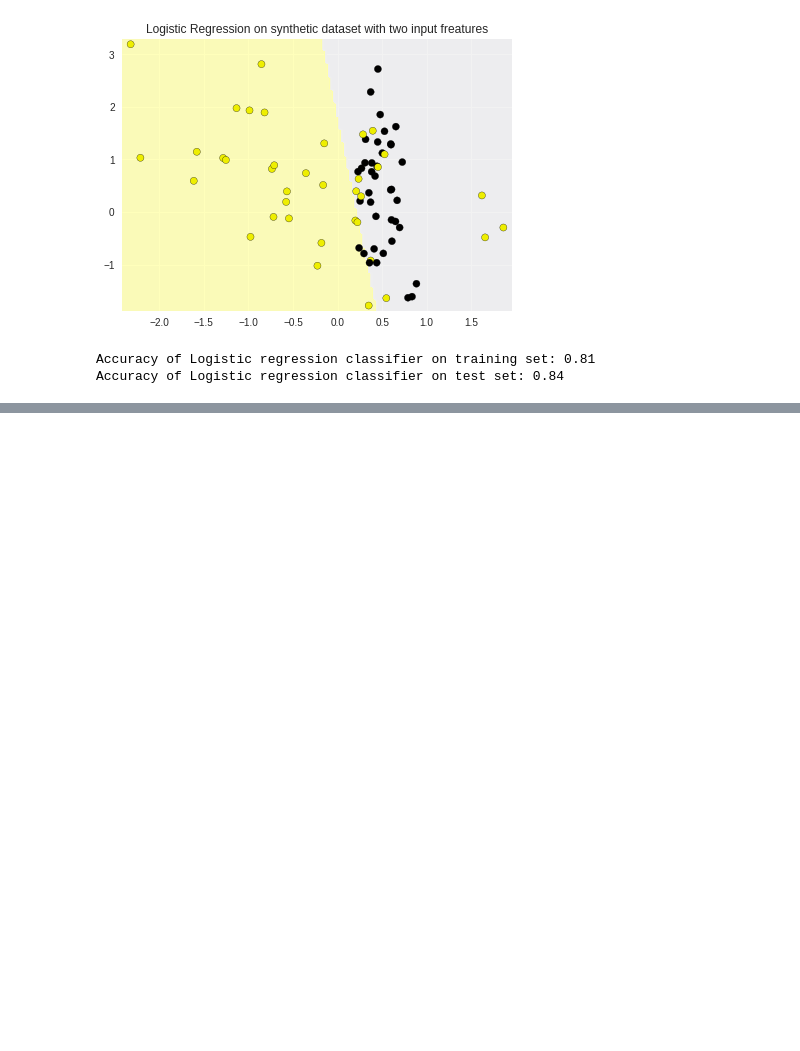
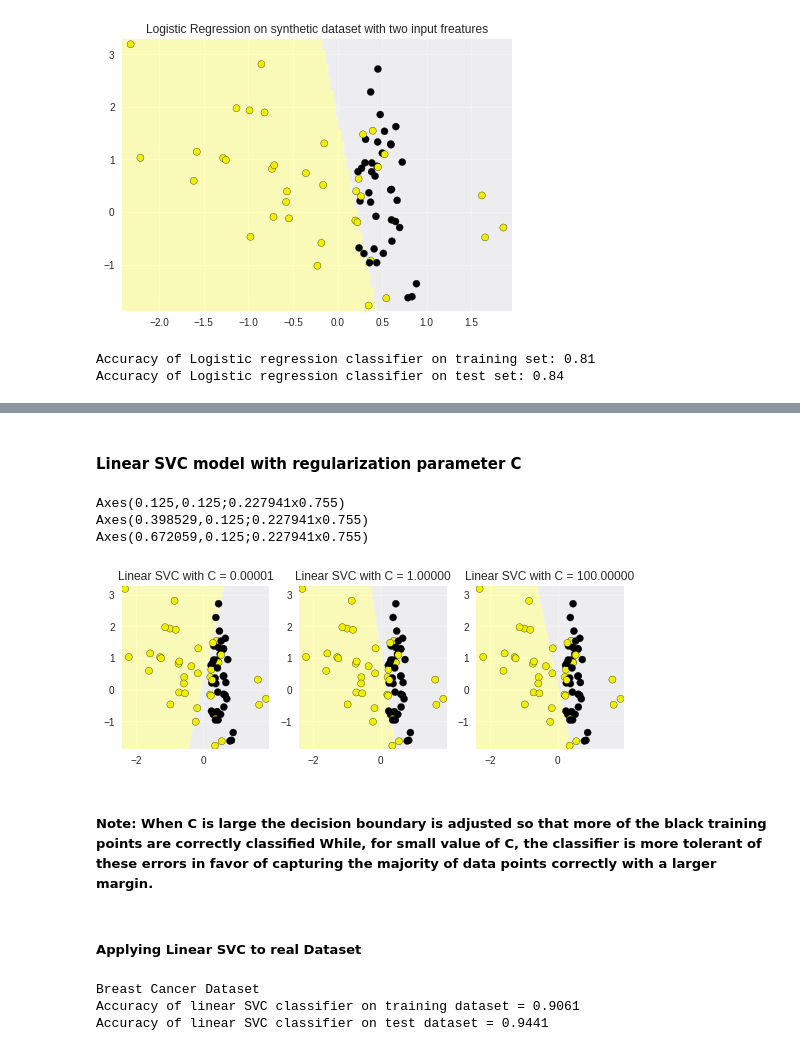
Before and after one commit to c-shekhar/AppliedML, a Jupyter notebook: Implementations/Classification.ipynb, the cells around one changed output, grey strips where cells are left out. Saved outputs shown, nothing was run; the diff lists cells and outputs as text; code cells hidden in the pictures; blank space fills up the shorter version.

```diff
--- a/Implementations/Classification.ipynb
+++ b/Implementations/Classification.ipynb
@@ -131,0 +146,33 @@ Accuracy of Logistic regression classifier on test set: 0.96
+# %% [markdown]
+#### Linear SVC model with regularization parameter C
+# %%
+from sklearn.svm import LinearSVC
+fig,subaxes = plt.subplots(1,3,figsize=(9,3))
+for this_axes,this_C in zip(subaxes,[0.00001,1,100]):
+    print this_axes
+    svm = LinearSVC(C=this_C)
+    svm.fit(X_train,y_train)
+    title = 'Linear SVC with C = {:.5f}'.format(this_C)
+    plot_class_regions_for_classifier_subplot(svm,X_train,y_train,None,None,title,this_axes)
+plt.show()
+# %% [output]
+Axes(0.125,0.125;0.227941x0.755)
+Axes(0.398529,0.125;0.227941x0.755)
+Axes(0.672059,0.125;0.227941x0.755)
+[figure, added]
+# %% [markdown]
+##### Note: When C is large the decision boundary is adjusted so that more of the black training points are correctly classified While, for small value of C, the classifier is more tolerant of these errors in favor of capturing the majority of data points correctly with a larger margin.
+# %% [markdown]
+##### Applying Linear SVC to real Dataset
+# %%
+from sklearn.svm import LinearSVC
+X_train,X_test,y_train,y_test = train_test_split(X_cancer,y_cancer,random_state=0)
+svm = LinearSVC()
+svm.fit(X_train,y_train)
+print "Breast Cancer Dataset"
+print "Accuracy of linear SVC classifier on training dataset = {:.4f}".format(svm.score(X_train,y_train))
+print "Accuracy of linear SVC classifier on test dataset = {:.4f}".format(svm.score(X_test,y_test))
+# %% [output]
+Breast Cancer Dataset
+Accuracy of linear SVC classifier on training dataset = 0.9061
+Accuracy of linear SVC classifier on test dataset = 0.9441
```
Also changed, not shown: parts of 3 cells of this notebook.
